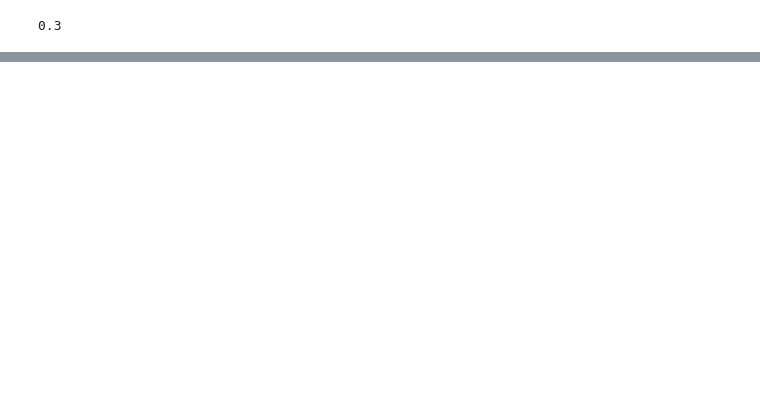
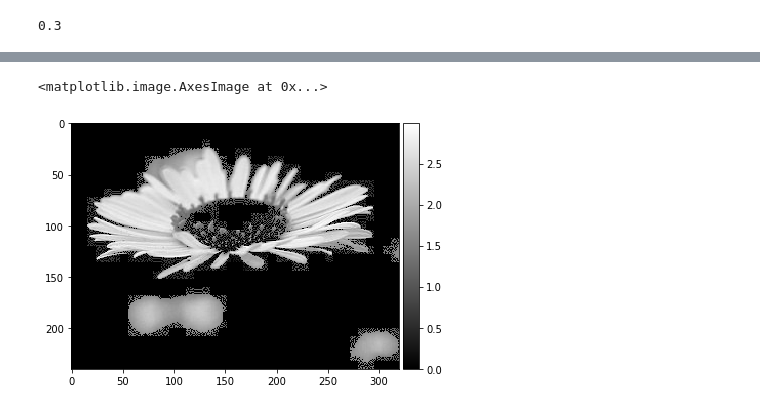
Before and after one commit to viniciusmwen/Computacional, a Jupyter notebook: Atividade07/Parte1e2.ipynb, the cells around one changed output, grey strips where cells are left out. Saved outputs shown, nothing was run; the diff lists cells and outputs as text; code cells hidden in the pictures; blank space fills up the shorter version.

```diff
--- a/Atividade07/Parte1e2.ipynb
+++ b/Atividade07/Parte1e2.ipynb
@@ -208,0 +228,15 @@ classificationXBR(features, labelsInt, 0.9)
+# %%
+img0 = originais[0].copy()
+img0 = img0/255
+img0 = img0[:,:,0] + img0[:,:,1] + img0[:,:,2]
+# %%
+img1 = r1[0].copy()
+img1 = img1/255
+img1 = img1[:,:,0] + img1[:,:,1] + img1[:,:,2]
+# %%
+img0[~img1.astype(bool)] = 0
+# %%
+imshow(img0, cmap='gray')
+# %% [output]
+<matplotlib.image.AxesImage at 0x...>
+[figure, added]
```
Also changed, not shown: parts of 3 cells of this notebook, 5 other files.
